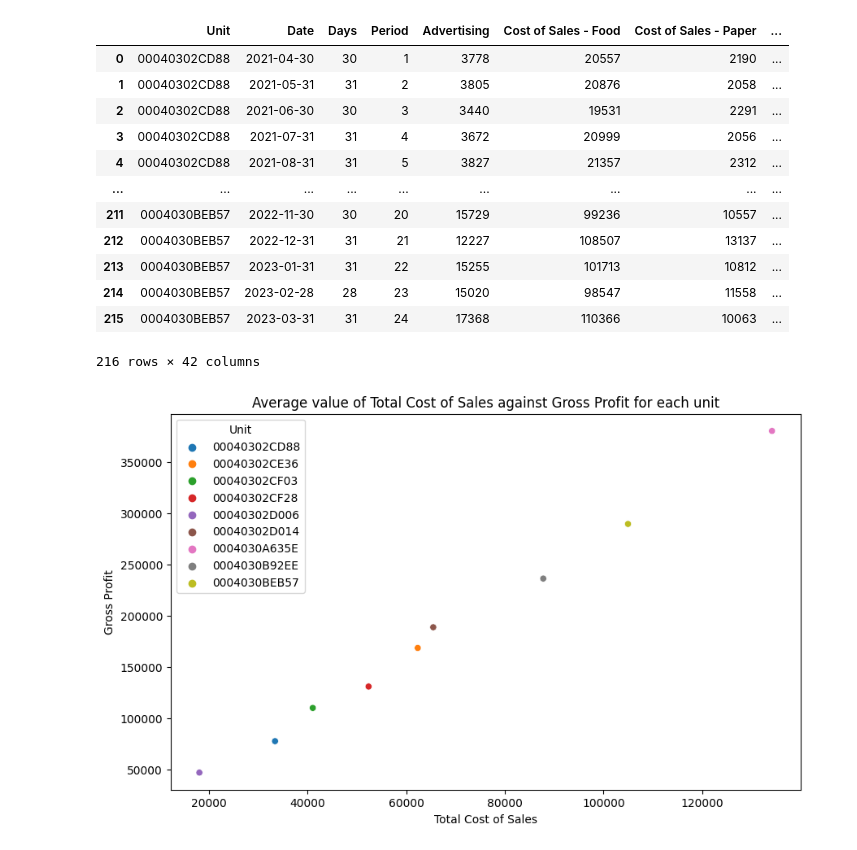
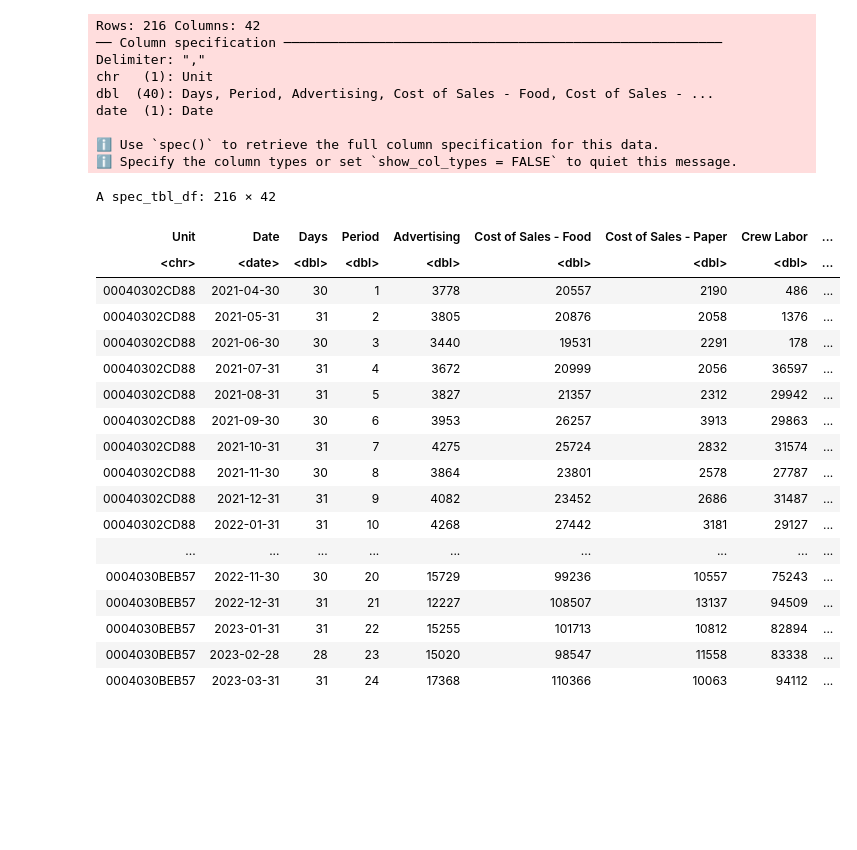
Before and after one commit to aaditkamat/QMB6945-RMS-Project, a Jupyter notebook: DEA.ipynb, the cells around one changed output. Saved outputs shown, nothing was run; the diff lists cells and outputs as text; code cells hidden in the pictures; blank space fills up the shorter version.

```diff
--- a/DEA.ipynb
+++ b/DEA.ipynb
@@ -6,18 +17,32 @@ import seaborn as sns
 # %%
-file_path = 'data/BenchmarkingSample20230607_with_features.csv'
-df = pd.read_csv(file_path)
+df <- read_csv("data/BenchmarkingSample20230607_with_features.csv")
 df
 # %% [output]
+Rows: 216 Columns: 42
+── Column specification ────────────────────────────────────────────────────────
+Delimiter: ","
+chr   (1): Unit
+dbl  (40): Days, Period, Advertising, Cost of Sales - Food, Cost of Sales - ...
+date  (1): Date
+
+ℹ Use `spec()` to retrieve the full column specification for this data.
+ℹ Specify the column types or set `show_col_types = FALSE` to quiet this message.
+A spec_tbl_df: 216 × 42
-|  | Unit | Date | Days | Period | Advertising | Cost of Sales - Food | Cost of Sales - Paper | ... |
-| 0 | 00040302CD88 | 2021-04-30 | 30 | 1 | 3778 | 20557 | 2190 | ... |
-| 1 | 00040302CD88 | 2021-05-31 | 31 | 2 | 3805 | 20876 | 2058 | ... |
-| 2 | 00040302CD88 | 2021-06-30 | 30 | 3 | 3440 | 19531 | 2291 | ... |
-| 3 | 00040302CD88 | 2021-07-31 | 31 | 4 | 3672 | 20999 | 2056 | ... |
-| 4 | 00040302CD88 | 2021-08-31 | 31 | 5 | 3827 | 21357 | 2312 | ... |
+| Unit | Date | Days | Period | Advertising | Cost of Sales - Food | Cost of Sales - Paper | Crew Labor | ... |
+| <chr> | <date> | <dbl> | <dbl> | <dbl> | <dbl> | <dbl> | <dbl> | ... |
+| 00040302CD88 | 2021-04-30 | 30 | 1 | 3778 | 20557 | 2190 | 486 | ... |
+| 00040302CD88 | 2021-05-31 | 31 | 2 | 3805 | 20876 | 2058 | 1376 | ... |
+| 00040302CD88 | 2021-06-30 | 30 | 3 | 3440 | 19531 | 2291 | 178 | ... |
+| 00040302CD88 | 2021-07-31 | 31 | 4 | 3672 | 20999 | 2056 | 36597 | ... |
+| 00040302CD88 | 2021-08-31 | 31 | 5 | 3827 | 21357 | 2312 | 29942 | ... |
+| 00040302CD88 | 2021-09-30 | 30 | 6 | 3953 | 26257 | 3913 | 29863 | ... |
+| 00040302CD88 | 2021-10-31 | 31 | 7 | 4275 | 25724 | 2832 | 31574 | ... |
+| 00040302CD88 | 2021-11-30 | 30 | 8 | 3864 | 23801 | 2578 | 27787 | ... |
+| 00040302CD88 | 2021-12-31 | 31 | 9 | 4082 | 23452 | 2686 | 31487 | ... |
+| 00040302CD88 | 2022-01-31 | 31 | 10 | 4268 | 27442 | 3181 | 29127 | ... |
 | ... | ... | ... | ... | ... | ... | ... | ... | ... |
-| 211 | 0004030BEB57 | 2022-11-30 | 30 | 20 | 15729 | 99236 | 10557 | ... |
-| 212 | 0004030BEB57 | 2022-12-31 | 31 | 21 | 12227 | 108507 | 13137 | ... |
-| 213 | 0004030BEB57 | 2023-01-31 | 31 | 22 | 15255 | 101713 | 10812 | ... |
-| 214 | 0004030BEB57 | 2023-02-28 | 28 | 23 | 15020 | 98547 | 11558 | ... |
-| 215 | 0004030BEB57 | 2023-03-31 | 31 | 24 | 17368 | 110366 | 10063 | ... |
+| 0004030BEB57 | 2022-11-30 | 30 | 20 | 15729 | 99236 | 10557 | 75243 | ... |
+| 0004030BEB57 | 2022-12-31 | 31 | 21 | 12227 | 108507 | 13137 | 94509 | ... |
+| 0004030BEB57 | 2023-01-31 | 31 | 22 | 15255 | 101713 | 10812 | 82894 | ... |
+| 0004030BEB57 | 2023-02-28 | 28 | 23 | 15020 | 98547 | 11558 | 83338 | ... |
+| 0004030BEB57 | 2023-03-31 | 31 | 24 | 17368 | 110366 | 10063 | 94112 | ... |
-216 rows × 42 columns
@@ -28,7 +48,0 @@ df2.to_csv('data/BenchmarkingSample20230607_with_features_by_unit.csv')
-# %%
-plt.figure(figsize=(10, 6))
-sns.scatterplot(data=df2, x='Total Cost of Sales', y='Gross Profit', hue='Unit')
-plt.title('Average value of Total Cost of Sales against Gross Profit for each unit')
-plt.show()
-# %% [output]
-[figure, removed]
```
Also changed, not shown: parts of 13 cells of this notebook.
